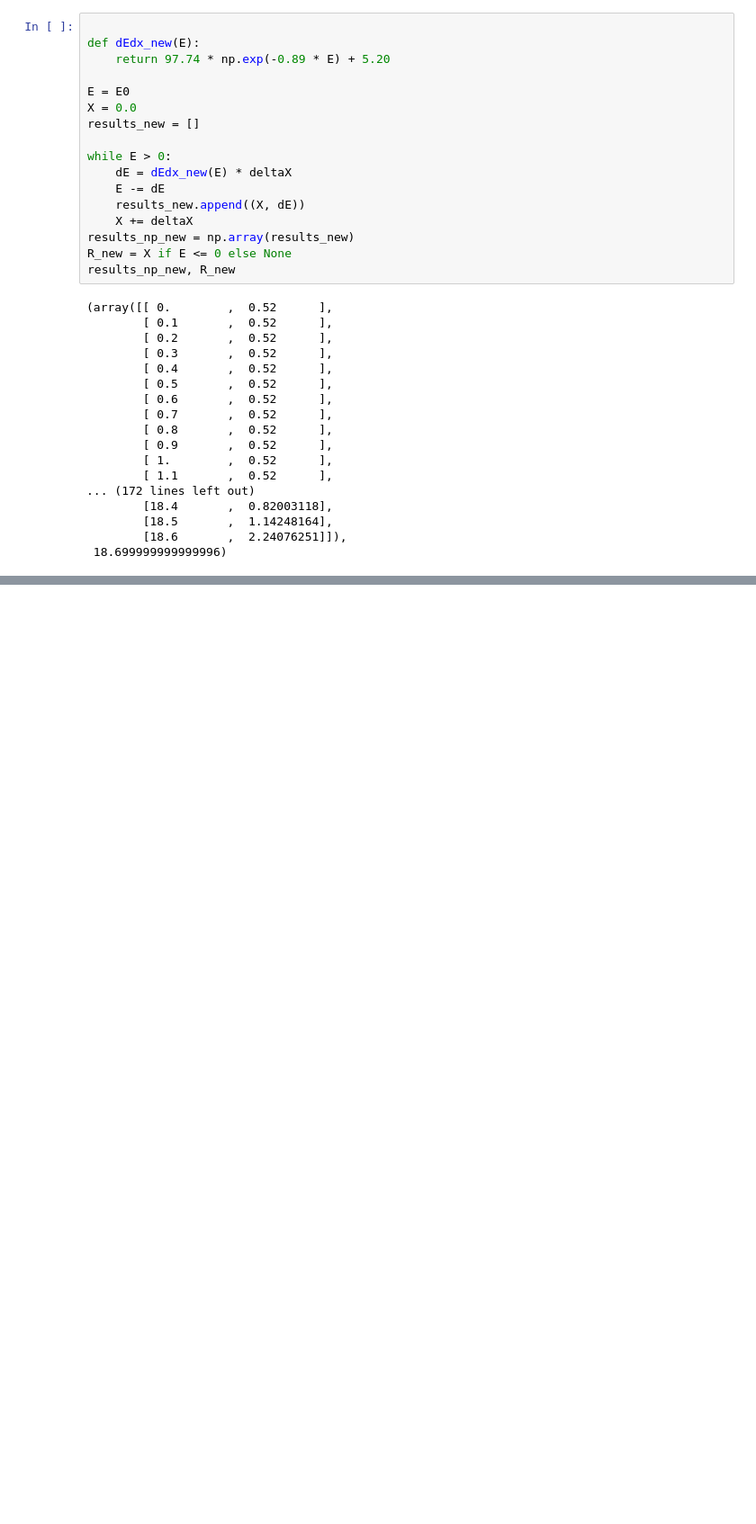
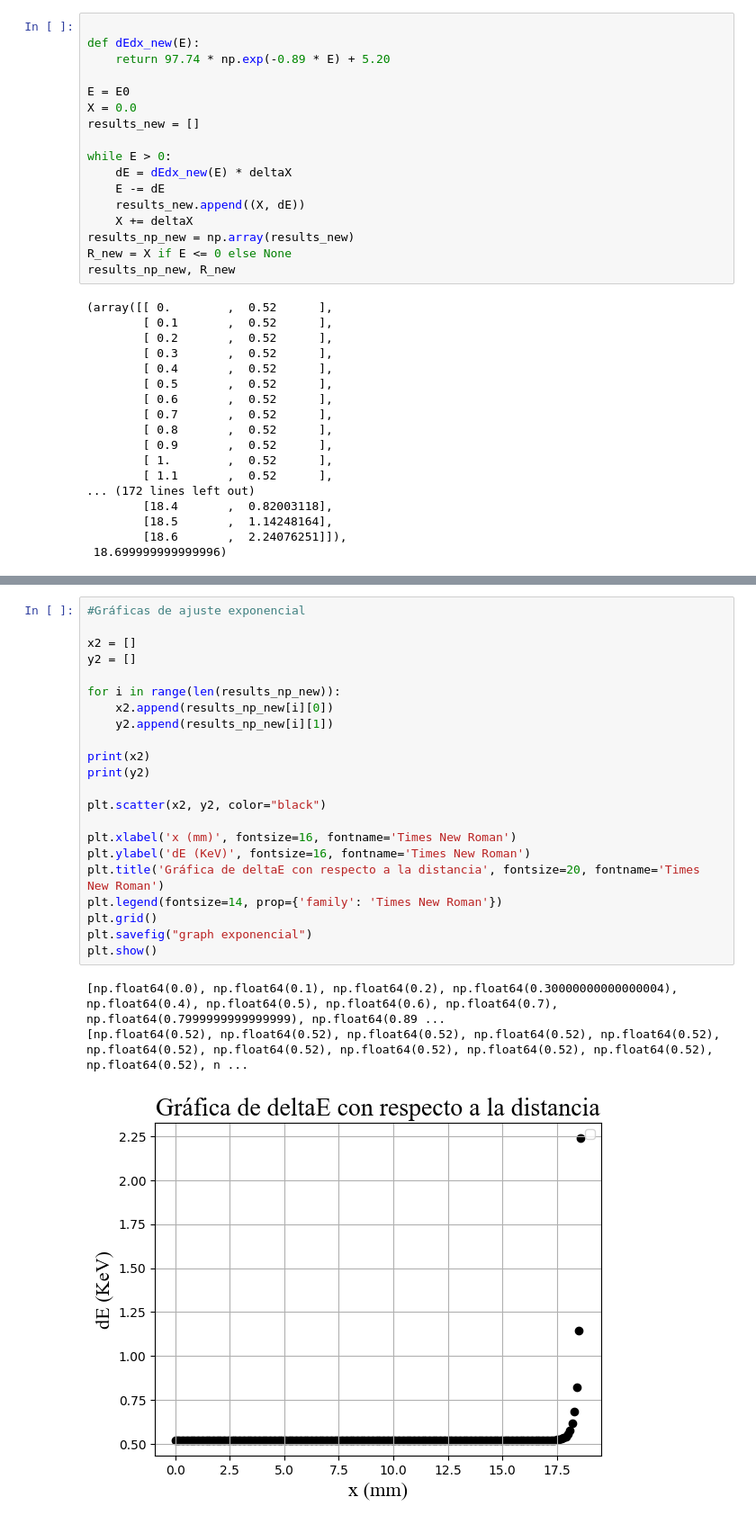
Before and after one commit to karemjruiano/Detectores_de_particulas, a Jupyter notebook: Tarea_2_b.ipynb, the cells around one changed output, grey strips where cells are left out. Shown at 90% size. Saved outputs shown, nothing was run; the diff lists cells and outputs as text; blank space fills up the shorter version.

```diff
--- a/Tarea_2_b.ipynb
+++ b/Tarea_2_b.ipynb
@@ -74,0 +122,26 @@ results_np_new, R_new
+# %%
+#Gráficas de ajuste exponencial
+
+x2 = []
+y2 = []
+
+for i in range(len(results_np_new)):
+    x2.append(results_np_new[i][0])
+    y2.append(results_np_new[i][1])
+
+print(x2)
+print(y2)
+
+plt.scatter(x2, y2, color="black")
+
+plt.xlabel('x (mm)', fontsize=16, fontname='Times New Roman')
+plt.ylabel('dE (KeV)', fontsize=16, fontname='Times New Roman')
+plt.title('Gráfica de deltaE con respecto a la distancia', fontsize=20, fontname='Times New Roman')
+plt.legend(fontsize=14, prop={'family': 'Times New Roman'})
+plt.grid()
+plt.savefig("graph exponencial")
+plt.show()
+# %% [output]
+[np.float64(0.0), np.float64(0.1), np.float64(0.2), np.float64(0.30000000000000004), np.float64(0.4), np.float64(0.5), np.float64(0.6), np.float64(0.7), np.float64(0.7999999999999999), np.float64(0.89 ...
+[np.float64(0.52), np.float64(0.52), np.float64(0.52), np.float64(0.52), np.float64(0.52), np.float64(0.52), np.float64(0.52), np.float64(0.52), np.float64(0.52), np.float64(0.52), np.float64(0.52), n ...
+[figure, added]
```
Also changed, not shown: parts of 2 cells of this notebook.
